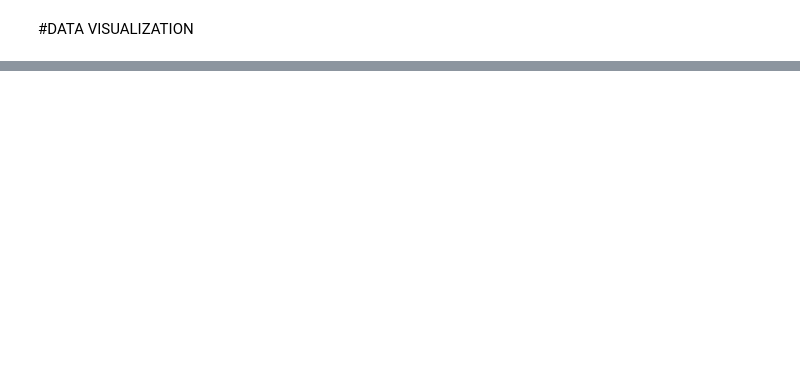
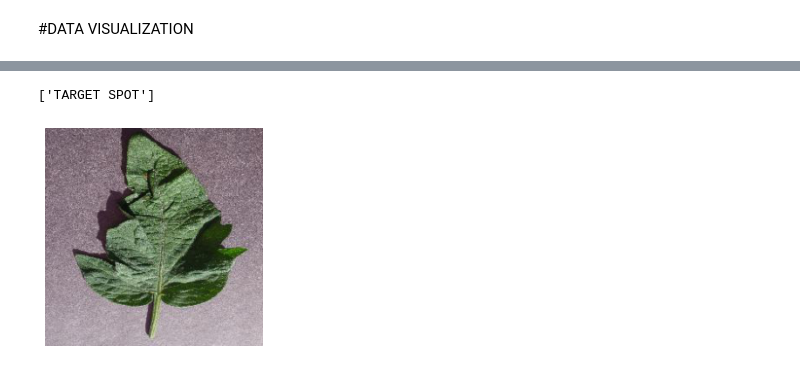
Before and after one commit to arnavahuja/CropDiseaseIdentification, a Jupyter notebook: Crop_Disease_Identification.ipynb, the cells around one changed output, grey strips where cells are left out. Cells and saved outputs as stored; diff of their text form; code cells hidden in the pictures; blank space fills up the shorter version.

Commit message:
DataLoaderClass Modified

```diff
--- a/Crop_Disease_Identification.ipynb
+++ b/Crop_Disease_Identification.ipynb
@@ -147,0 +252,3 @@ Read  100  images in  Tomato__bell___Bacterial_spot folder
+# %%
+path = f"drive/My Drive/PlantVillage2"
+train_data = PlantImageDataloader2(path,image_transform)
@@ -147,0 +271,3 @@ Read  100  images in  Tomato__bell___Bacterial_spot folder
+# %%
+imgs,labs = train_data.get_batch(1,"TOMATO")
+print(imgs)
@@ -147,0 +292,16 @@ Read  100  images in  Tomato__bell___Bacterial_spot folder
+# %%
+print(labs)
+# %% [output]
+['TARGET SPOT']
+# %%
+def print_image(img_tensor,axis="off"):
+    img_numpy = img_tensor.numpy()                  #convert the tensor back to nummpy array
+    img_numpy = img_numpy*0.5 + 0.5                 #un-normalize the array
+    img_numpy = np.transpose(img_numpy,(1,2,0))     #(channels,height,width)->(height,width,channels)
+    plt.imshow(img_numpy)
+    plt.axis(axis)
+    plt.show()
+# %%
+print_image(imgs[0])
+# %% [output]
+[figure, added]
```
Also changed, not shown: parts of 10 cells of this notebook.
